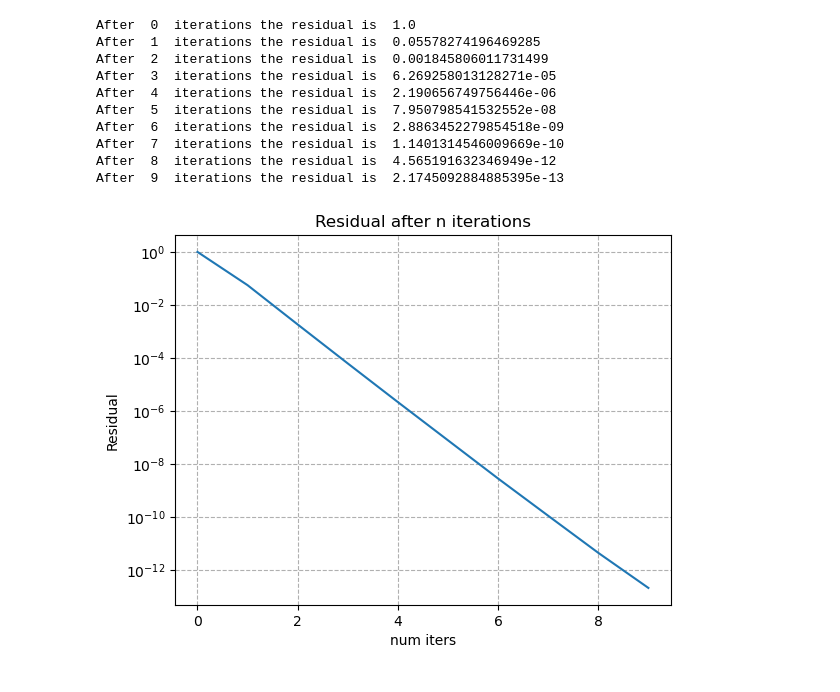
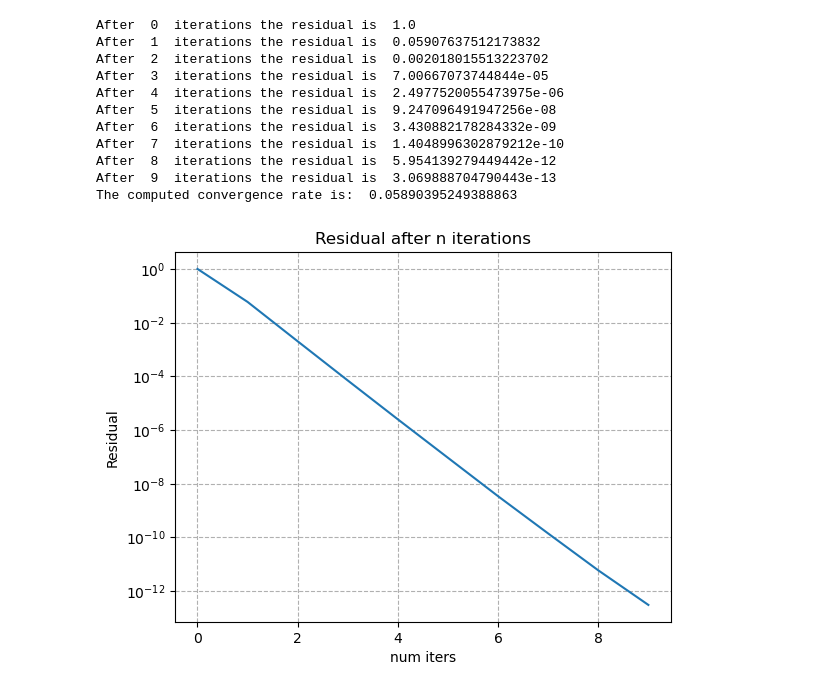
Before and after one commit to jabruniessner/multigrid, a Jupyter notebook: Data_Analysis/Multigrid_python.ipynb, the cells around one changed output. Saved outputs shown, nothing was run; the diff lists cells and outputs as text; code cells hidden in the pictures.

```diff
--- a/Data_Analysis/Multigrid_python.ipynb
+++ b/Data_Analysis/Multigrid_python.ipynb
@@ -19,10 +20,7 @@ def apply_stencil(u, diag = 1, should_print = True):
     ) / diag
     return result
 
-def compute_res(u, rhs, diag):
-    #print("The factor diag in compute res is: ", diag)
-    temp = apply_stencil(u, diag) - rhs
-    return np.sqrt(np.sum(temp*temp)) / np.sqrt(np.sum(rhs*rhs))
+
 
 def rb_gauss_seidel_3d(u, f, diag=1, iterations=3):
     #print("The factor diag in rb_gauss_seidel_3d is: ", diag)
@@ -297,29 +275,33 @@ After  9  iterations the residual is  1.7378824918161624e-13
 [figure]
 # %%
 np.set_printoptions(precision=3)
-base_length = np.array([4,4,4])
+base_length = np.array([16,16,16])
 guess, residuals = multigrid_V_cycle(base_length, [10, 1, 1, 1], 2)
+
+popt, pcov  = curve_fit(lambda b, a: pow(a, b), xs, residuals, p0 = [0.05])
+print("The computed convergence rate is: ", popt[0])
 
 xs= np.linspace(0, 9, 10)
 plt.xlabel("num iters")
 plt.ylabel("Residual")
 plt.title("Residual after n iterations")
 plt.yscale("log")
 plt.grid(True, which="both", linestyle='--')
 plt.plot(xs, residuals)
 plt.savefig("Residual_plot_4_l.pdf",format="pdf")
 # %% [output]
 After  0  iterations the residual is  1.0
-After  1  iterations the residual is  0.05578274196469285
-After  2  iterations the residual is  0.001845806011731499
-After  3  iterations the residual is  6.269258013128271e-05
-After  4  iterations the residual is  2.190656749756446e-06
-After  5  iterations the residual is  7.950798541532552e-08
-After  6  iterations the residual is  2.8863452279854518e-09
-After  7  iterations the residual is  1.1401314546009669e-10
-After  8  iterations the residual is  4.565191632346949e-12
-After  9  iterations the residual is  2.1745092884885395e-13
+After  1  iterations the residual is  0.05907637512173832
+After  2  iterations the residual is  0.002018015513223702
+After  3  iterations the residual is  7.00667073744844e-05
+After  4  iterations the residual is  2.4977520055473975e-06
+After  5  iterations the residual is  9.247096491947256e-08
+After  6  iterations the residual is  3.430882178284332e-09
+After  7  iterations the residual is  1.4048996302879212e-10
+After  8  iterations the residual is  5.954139279449442e-12
+After  9  iterations the residual is  3.069888704790443e-13
+The computed convergence rate is:  0.05890395249388863
-[figure, old version]
+[figure, new version]
 # %%
 num_iters = 10
 
```
Also changed, not shown: parts of 6 cells of this notebook, 2 other files.
